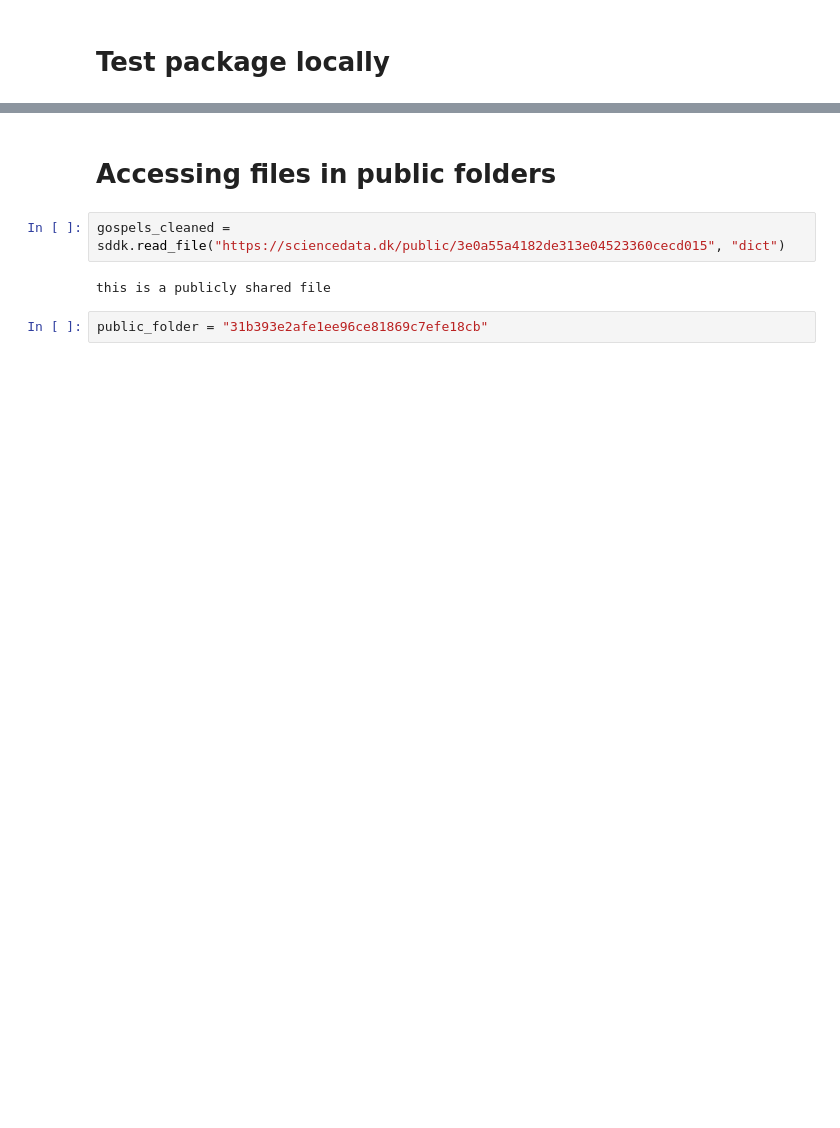
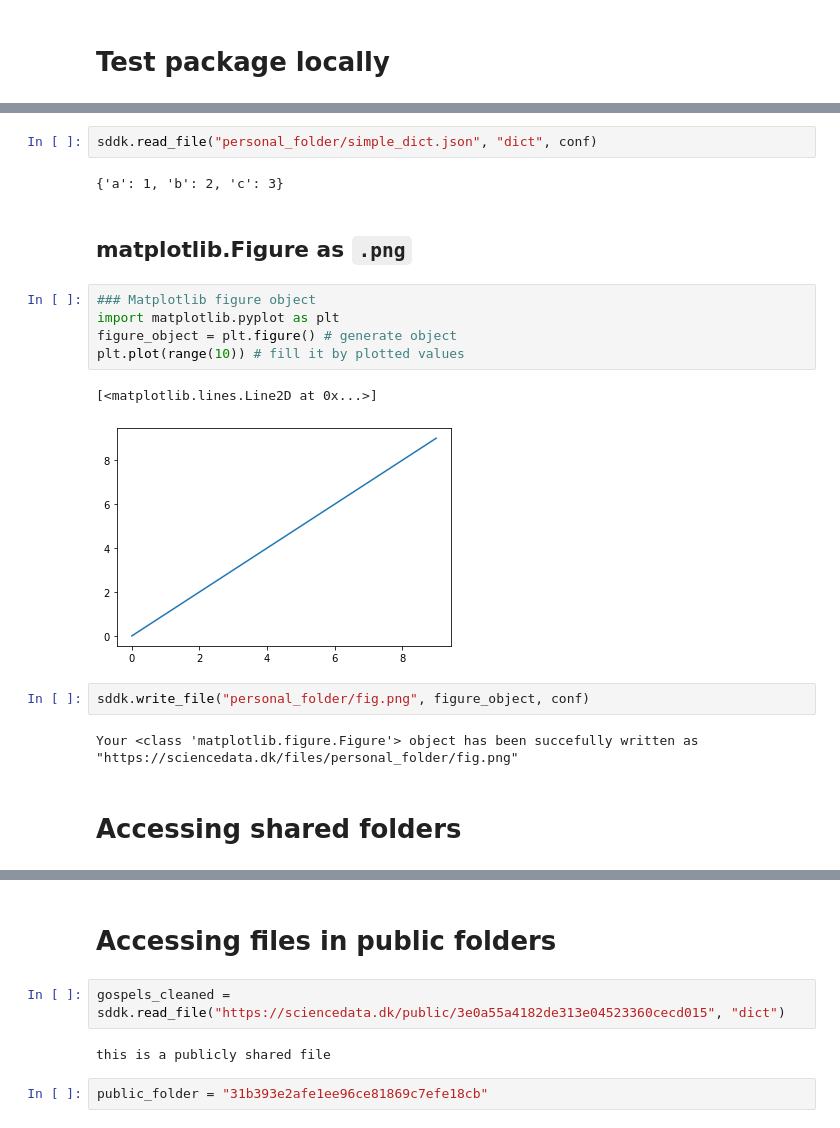
Before and after one commit to sdam-au/sddk_py, a Jupyter notebook: sddk_playground.ipynb, the cells around one changed output, grey strips where cells are left out. Drawn from its saved outputs; the diff is of its cells as text; blank space fills up the shorter version.

```diff
--- a/sddk_playground.ipynb
+++ b/sddk_playground.ipynb
@@ -13,0 +190,20 @@ we are still here!
+# %%
+sddk.read_file("personal_folder/simple_dict.json", "dict", conf)
+# %% [output]
+{'a': 1, 'b': 2, 'c': 3}
+# %% [markdown]
+## matplotlib.Figure as `.png`
+# %%
+### Matplotlib figure object
+import matplotlib.pyplot as plt
+figure_object = plt.figure() # generate object
+plt.plot(range(10)) # fill it by plotted values
+# %% [output]
+[<matplotlib.lines.Line2D at 0x...>]
+[figure, added]
+# %%
+sddk.write_file("personal_folder/fig.png", figure_object, conf)
+# %% [output]
+Your <class 'matplotlib.figure.Figure'> object has been succefully written as "https://sciencedata.dk/files/personal_folder/fig.png"
+# %% [markdown]
+# Accessing shared folders
```
Also changed, not shown: parts of 85 cells of this notebook, 9 other files.
